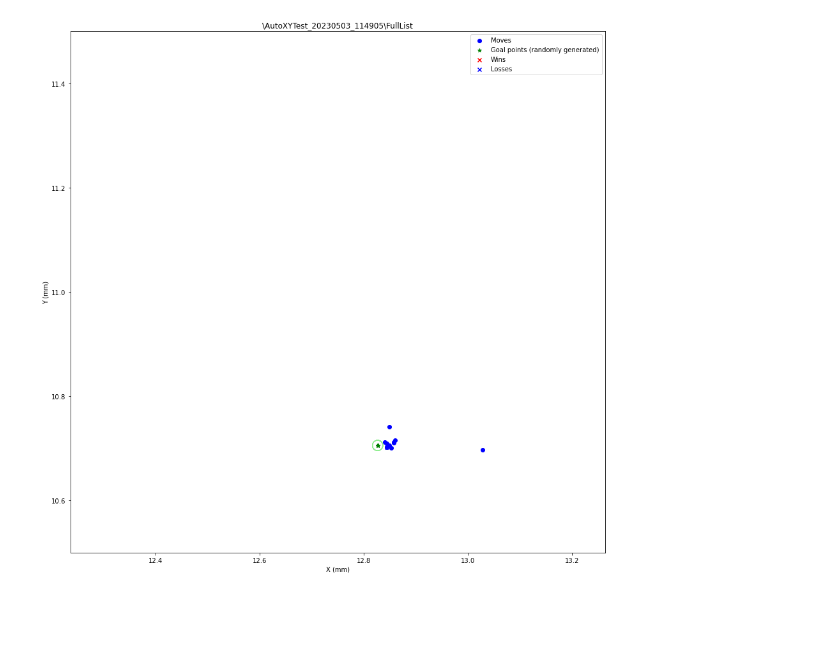
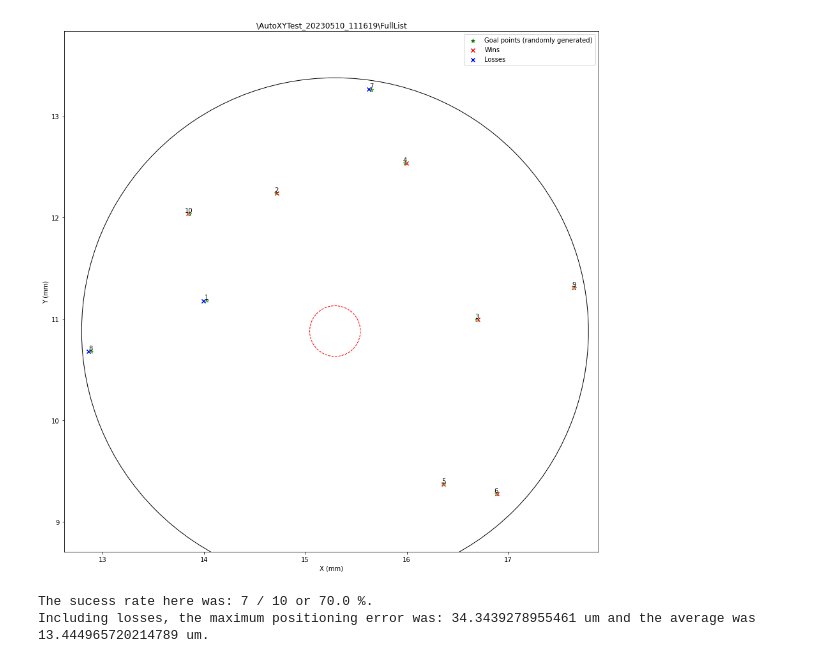
Before and after one commit to rsebok/PiezoProject_UMich, a Jupyter notebook: PlotXYTestWinCond.ipynb, the cells around one changed output. Cells and saved outputs as stored; diff of their text form; code cells hidden in the pictures; blank space fills up the shorter version.

```diff
--- a/PlotXYTestWinCond.ipynb
+++ b/PlotXYTestWinCond.ipynb
@@ -52,8 +67,9 @@ steps = list(range(1,len(moves['X (mm)']) +1))
 figure = plt.figure(figsize=(15, 15))
 ax = figure.add_subplot(111)
 plt.scatter(moves['X (mm)'], moves['Y (mm)'],color='blue',label="Moves")
-plt.scatter(destination['X (mm)'], destination['Y (mm)'],c='green',label="Goal points (randomly generated)",marker = '*')
 plt.scatter(wins['X (mm)'], wins['Y (mm)'],c='red',label="Wins",marker = 'o')
+plt.scatter(destx, desty,c='green',label="Goal points (randomly generated)",marker = '*')
+
 #for (xi, yi, i) in zip(destination['X (mm)'], destination['Y (mm)'],steps):
     #plt.text(xi, yi, i, va='bottom', ha='center')
 #plt.scatter(end['X (mm)'], end['Y (mm)'],color='blue',label="Ending points")
@@ -70,9 +86,8 @@ ax.add_artist( circle2 )
 
 #print(list(range(1,len(destination['X (mm)']) +1)))
 
-data_index1 = destination.index.tolist()
-for i in data_index1:
-    circle = plt.Circle( (destination['X (mm)'][i] , destination['Y (mm)'][i]), 0.01 , fill = False, color = 'lightgreen', linestyle = '-')
+for i in range(len(destx)):
+    circle = plt.Circle( (destx[i] , desty[i]), 0.01 , fill = False, color = 'lightgreen', linestyle = '-')
     ax.add_artist( circle )
 
 
@@ -112,39 +127,52 @@ plt.show()
 # %%
 # Plot
 steps = list(range(1,len(moves['X (mm)']) +1))
 #print(steps)
 figure = plt.figure(figsize=(15, 15))
 ax = figure.add_subplot(111)
-plt.scatter(moves['X (mm)'], moves['Y (mm)'],color='blue',label="Moves")
-plt.scatter(destination['X (mm)'], destination['Y (mm)'],c='green',label="Goal points (randomly generated)",marker = '*')
+#plt.scatter(moves['X (mm)'], moves['Y (mm)'],color='blue',label="Moves")
+plt.scatter(destx, desty,c='green',label="Goal points (randomly generated)",marker = '*')
 plt.scatter(wins['X (mm)'], wins['Y (mm)'],c='red',label="Wins",marker = 'x')
-plt.scatter(losses['X (mm)'], losses['Y (mm)'],c='blue',label="Losses",marker = 'x')
 
-circle_x = cc.circle['circle_x']
-circle_y = cc.circle['circle_y']
-circle_r = cc.circle['circle_r']
-circle1 = plt.Circle( (circle_x, circle_y ), circle_r , fill = False )
-circle2 = plt.Circle( (circle_x, circle_y ), 0.25 , fill = False, color = 'r', linestyle = '--')
-ax.add_artist( circle1 )
-ax.add_artist( circle2 )
+steps = list(range(1,len(destx) +1))
+
+for (xi, yi, i) in zip(destx, desty,steps):
+    plt.text(xi, yi, i, va='bottom', ha='center')
+
+try:
+    plt.scatter(losses['X (mm)'], losses['Y (mm)'],c='blue',label="Losses",marker = 'x')
+except:
+    print("No losses :)")
+finally:
+    circle_x = cc.circle['circle_x']
+    circle_y = cc.circle['circle_y']
+    circle_r = cc.circle['circle_r']
+    circle1 = plt.Circle( (circle_x, circle_y ), circle_r , fill = False )
+    circle2 = plt.Circle( (circle_x, circle_y ), 0.25 , fill = False, color = 'r', linestyle = '--')
+    ax.add_artist( circle1 )
+    ax.add_artist( circle2 )
 
 
-#print(len(wins['X (mm)']),'/',len(wins['X (mm)'])+len(losses['X (mm)'])) #put in the number of points assigned
-
-data_index1 = destination.index.tolist()
-for i in data_index1:
-    circle = plt.Circle( (destination['X (mm)'][i] , destination['Y (mm)'][i]), 0.01 , fill = False, color = 'lightgreen', linestyle = '-')
-    ax.add_artist( circle )
+    for i in range(len(destx)):
+        circle = plt.Circle( (destx[i] , desty[i]), 0.01 , fill = False, color = 'lightgreen', linestyle = '-')
+        ax.add_artist( circle )
 
 
-plt.title(name)
-plt.axis('equal')
-plt.xlim(12.5,13)
-plt.ylim(10.5,11.5)
-plt.xlabel('X (mm)')
-plt.ylabel('Y (mm)')
-plt.legend(loc='best')
-plt.savefig(folder + '\CoordsOnly')
-plt.show()
+    plt.title(name)
+    plt.axis('equal')
+    plt.xlim()
+    plt.ylim()
+    plt.xlabel('X (mm)')
+    plt.ylabel('Y (mm)')
+    plt.legend(loc='best')
+    plt.savefig(folder + '\CoordsOnly')
+    plt.show()
 # %% [output]
-[figure, old version]
+[figure, new version]
+# %%
+#print(errs)
+print("The sucess rate here was:",len(wins),"/",len(destx),"or",100*float(len(wins)/len(destx)),"%.")
+print("Including losses, the maximum positioning error was:", float(errs.max(0))*1000,"um and the average was",float(errs.mean(0))*1000,"um.")
+# %% [output]
+The sucess rate here was: 7 / 10 or 70.0 %.
+Including losses, the maximum positioning error was: 34.3439278955461 um and the average was 13.444965720214789 um.
```
Also changed, not shown: parts of 4 cells of this notebook, 6 other files.
